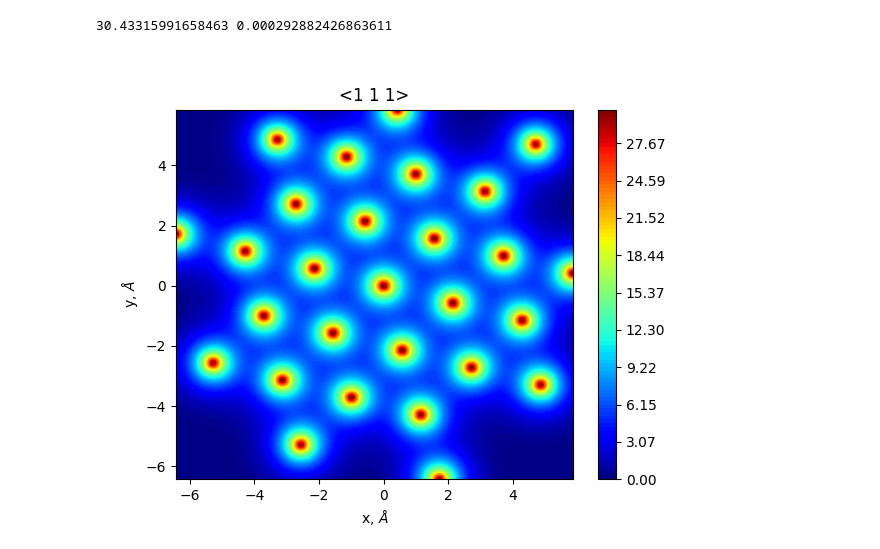
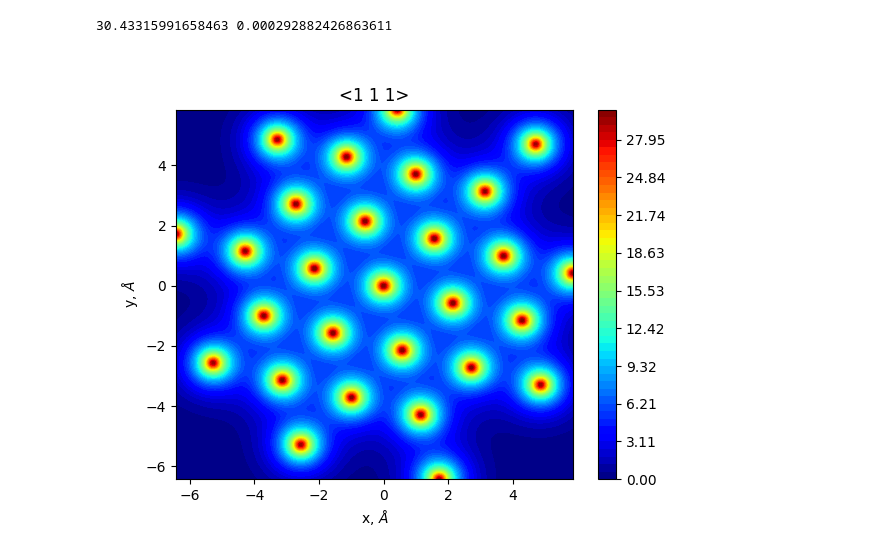
Before and after one commit to Ncanale/Channeling_Potential, a Jupyter notebook: ciftxt_reader.ipynb, the cells around one changed output. Cells and saved outputs as stored; diff of their text form; code cells hidden in the pictures.

```diff
--- a/ciftxt_reader.ipynb
+++ b/ciftxt_reader.ipynb
@@ -211,12 +222,17 @@ for vettore_posizione in vettori_posizione:
     posizione_proiezione_vettoriale = np.array(vettore_posizione) - (posizione_proiezione * np.array(vettore_normale))
     posizioni_proiezioni.append(posizione_proiezione_vettoriale)'''
 
-asse = r"1 1 1"
-norm_vector = np.array([1, 1, 1])
+## Select the axis of analysis in the string ##
+asse = "1 1 1"
+print ("asse ", np.fromstring(asse, dtype=int, sep=" "))
+
+## Creates the axis vector to project all the points on the plane (normalizing it)##
+norm_vector = np.fromstring(asse, dtype=int, sep=" ")
 norma = np.linalg.norm(norm_vector)
-
 norm_vector = norm_vector/norma
 #print(norma)
+
+##Project the atom position on the plane##
 vector_projections = []
 for position in positions:
     pr_scalar = np.dot(position, norm_vector) * norm_vector
@@ -226,5 +242,5 @@ for position in positions:
     vector_projection = np.array(position) - (pr_scalar) # projection *
     vector_projections.append(vector_projection)
 
-print(vector_projections)
+# print(vector_projections)
 # %% [output]
@@ -347,6 +368,8 @@ ax.set_zlabel('Z')
 Text(0.5, 0, 'Z')
 [figure]
 # %%
+## Extracts the x,y position of the projected atoms to create the Potential maps ##
+
 x_positions = []
 y_positions = []
 atom_positions = []
@@ -354,13 +377,17 @@ for a in range(0,len(r_ndarray_projs)):
     atom_positions.append((round(r_ndarray_projs[a][0],3),round(r_ndarray_projs[a][1],3)))
     x_positions.append(round(r_ndarray_projs[a][0],3))
     y_positions.append(round(r_ndarray_projs[a][1],3))
-print(atom_positions)
+    if r_ndarray_projs[a][2] != 0: ## Check if everitying is really on plane
+        print ("watch this z : ", round(r_ndarray_projs[a][2],2))
+# print(atom_positions)
+
+## Takes only the unique values of positions, to remove multiplicity ##
 atom_positions = list(set(atom_positions))
-print("at_pos", atom_positions)
-print(len(atom_positions))
-print(type(atom_positions))
+# print("at_pos", atom_positions)
+print("unique atom positions ", len(atom_positions))
+# print(type(atom_positions))
 
-for atom in atom_positions:
-    if atom[0]==0.0:
-        print(atom)
+# for atom in atom_positions:
+#     if atom[0]==0.0:
+#         print(atom)
 # %% [output]
@@ -431,15 +461,16 @@ print(U_top, U_bottom)
 # %% [output]
 30.43315991658463 0.000292882426863611
 # %%
-# Crea il grafico
-levels = np.linspace(U_bottom, U_top, 100)
+## Crea il grafico
+## Plots the potential
+levels = np.linspace(U_bottom, U_top, 50)
 fig, ax=plt.subplots()
 plt.contourf(xx, yy, U_2D,levels,  cmap='jet') #levels,
 plt.colorbar()
 plt.title("<"+ asse +">")
 plt.xlabel('x, $\AA$')
 plt.ylabel('y, $\AA$')
 plt.show()
 # %% [output]
-[figure, old version]
+[figure, new version]
 # %%
```
Also changed, not shown: parts of 11 cells of this notebook.
